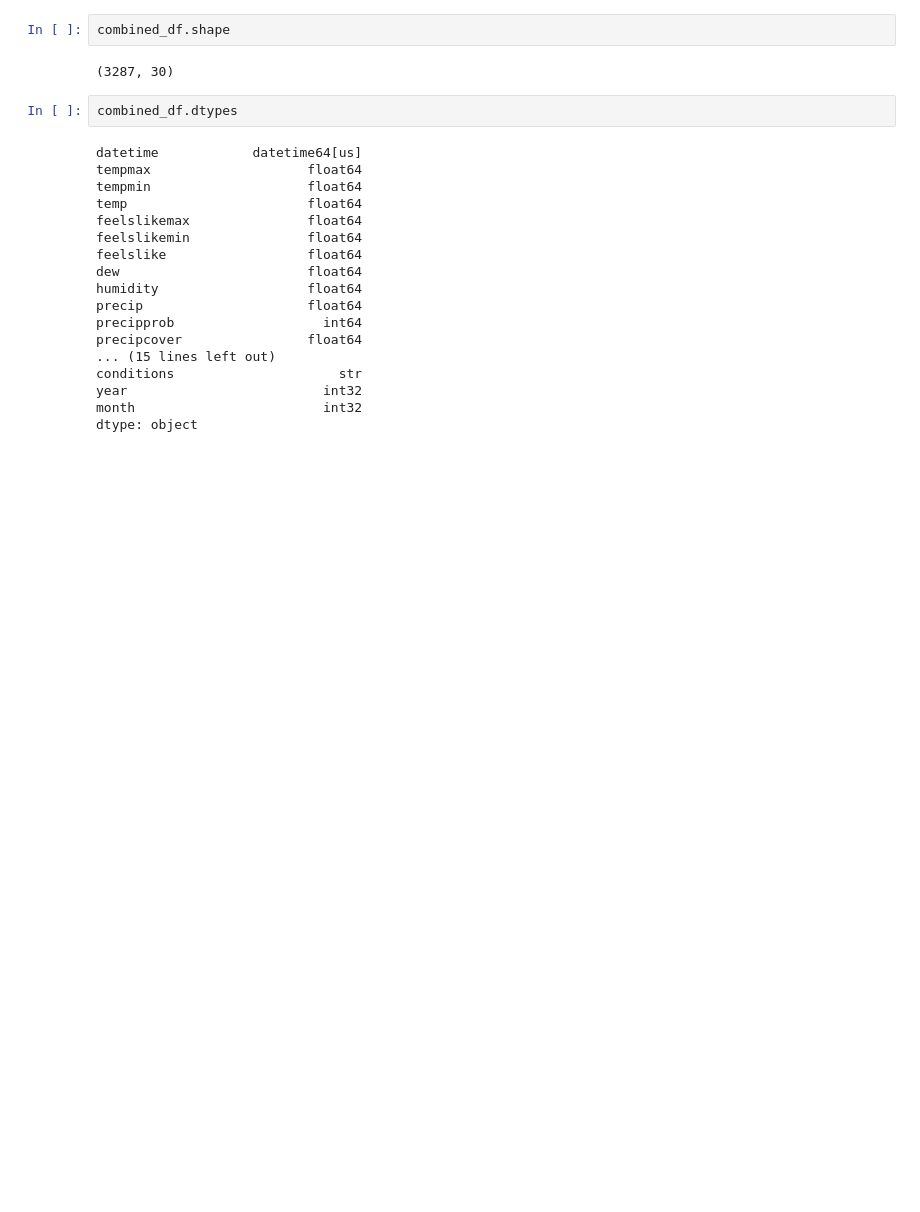
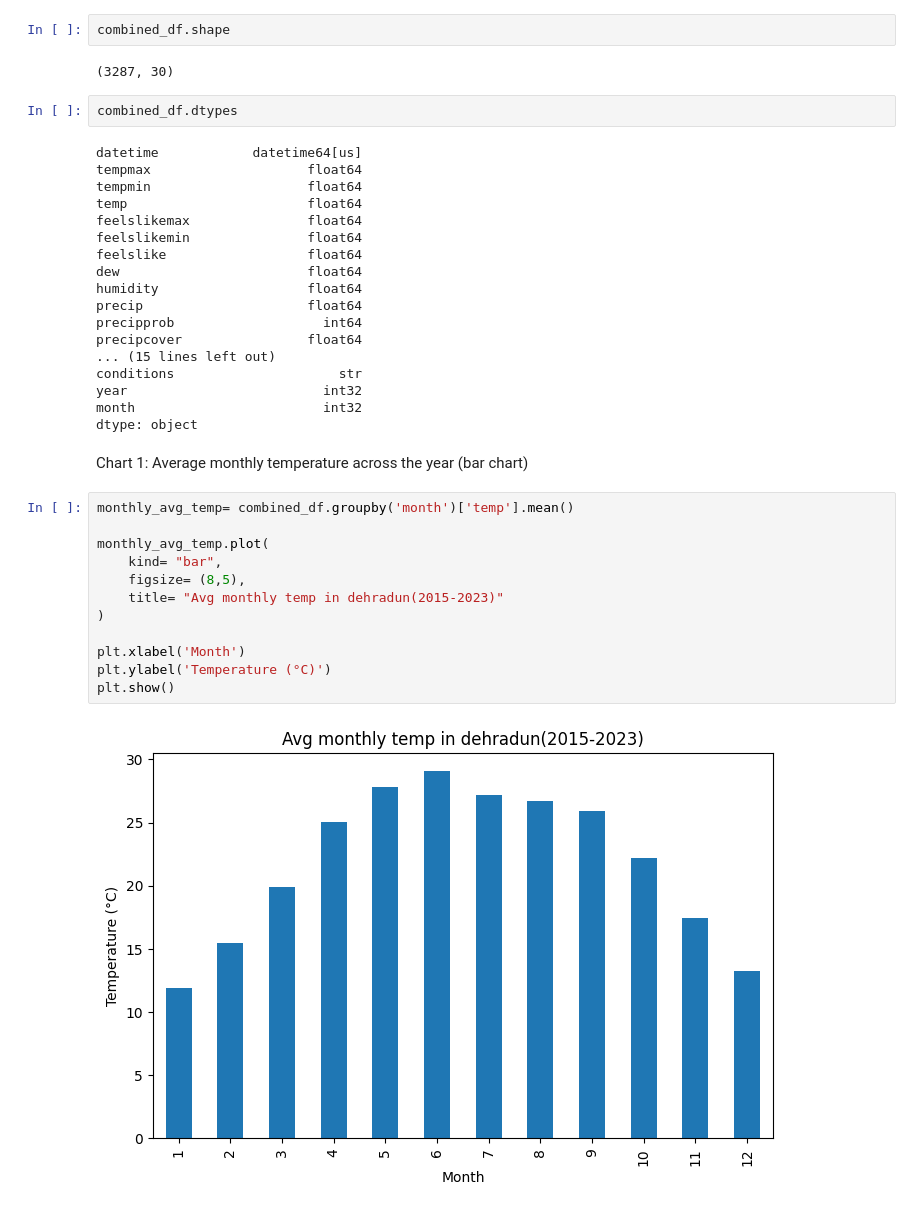
Before and after one commit to AbhayRawat002/dehradun-weather-analysis, a Jupyter notebook: dehradun_weather_eda.ipynb, the cells around one changed output. Cells and saved outputs as stored; diff of their text form; blank space fills up the shorter version.

Commit message:
Added a chart of average monthly temerature

```diff
--- a/dehradun_weather_eda.ipynb
+++ b/dehradun_weather_eda.ipynb
@@ -139,3 +140,19 @@ conditions                     str
 year                         int32
 month                        int32
 dtype: object
+# %% [markdown]
+Chart 1: Average monthly temperature across the year (bar chart)
+# %%
+monthly_avg_temp= combined_df.groupby('month')['temp'].mean()
+
+monthly_avg_temp.plot(
+    kind= "bar",
+    figsize= (8,5),
+    title= "Avg monthly temp in dehradun(2015-2023)"
+)
+
+plt.xlabel('Month')
+plt.ylabel('Temperature (°C)')
+plt.show()
+# %% [output]
+[figure, added]
```
Also changed, not shown: parts of 1 cell of this notebook.
